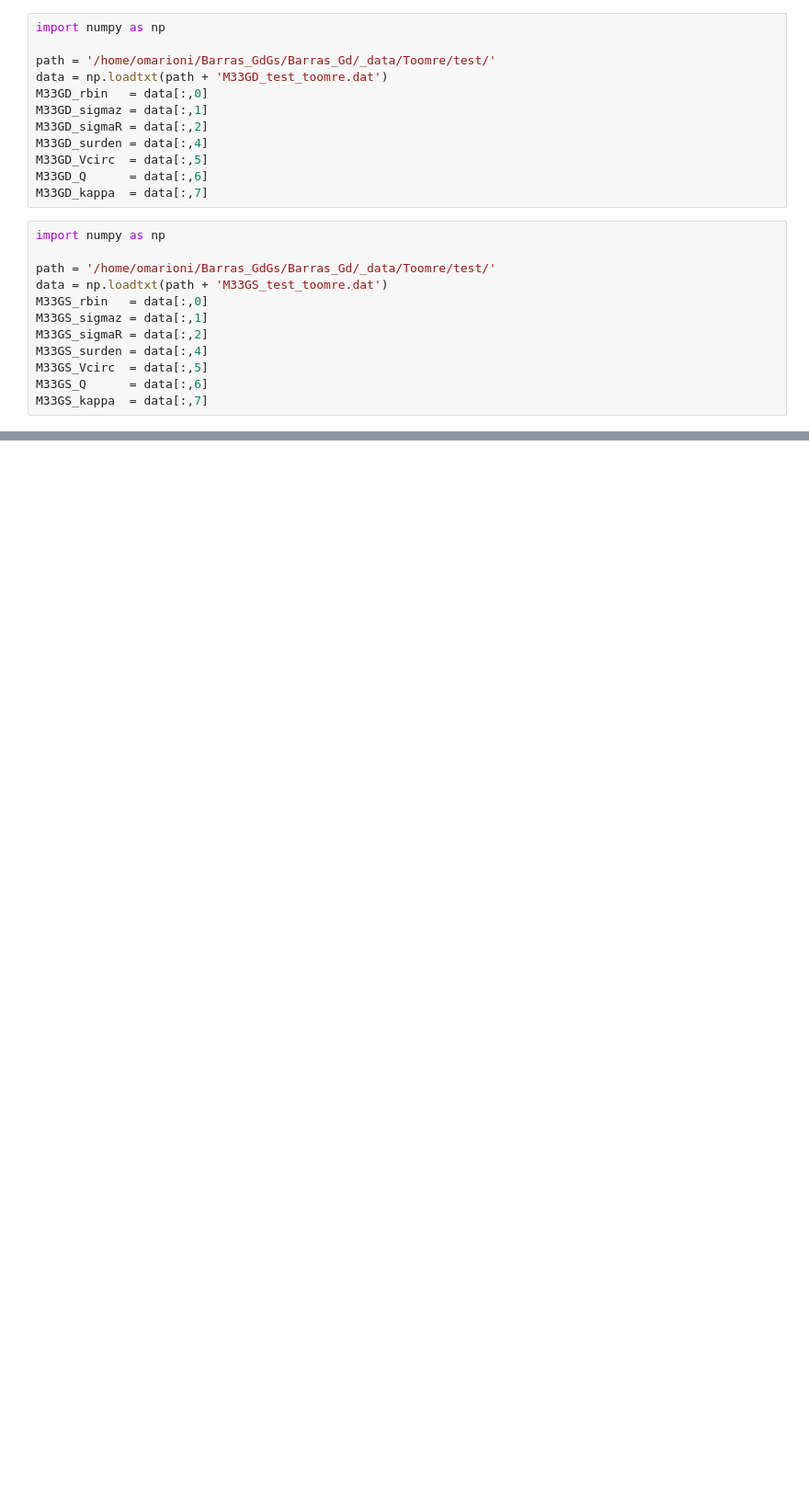
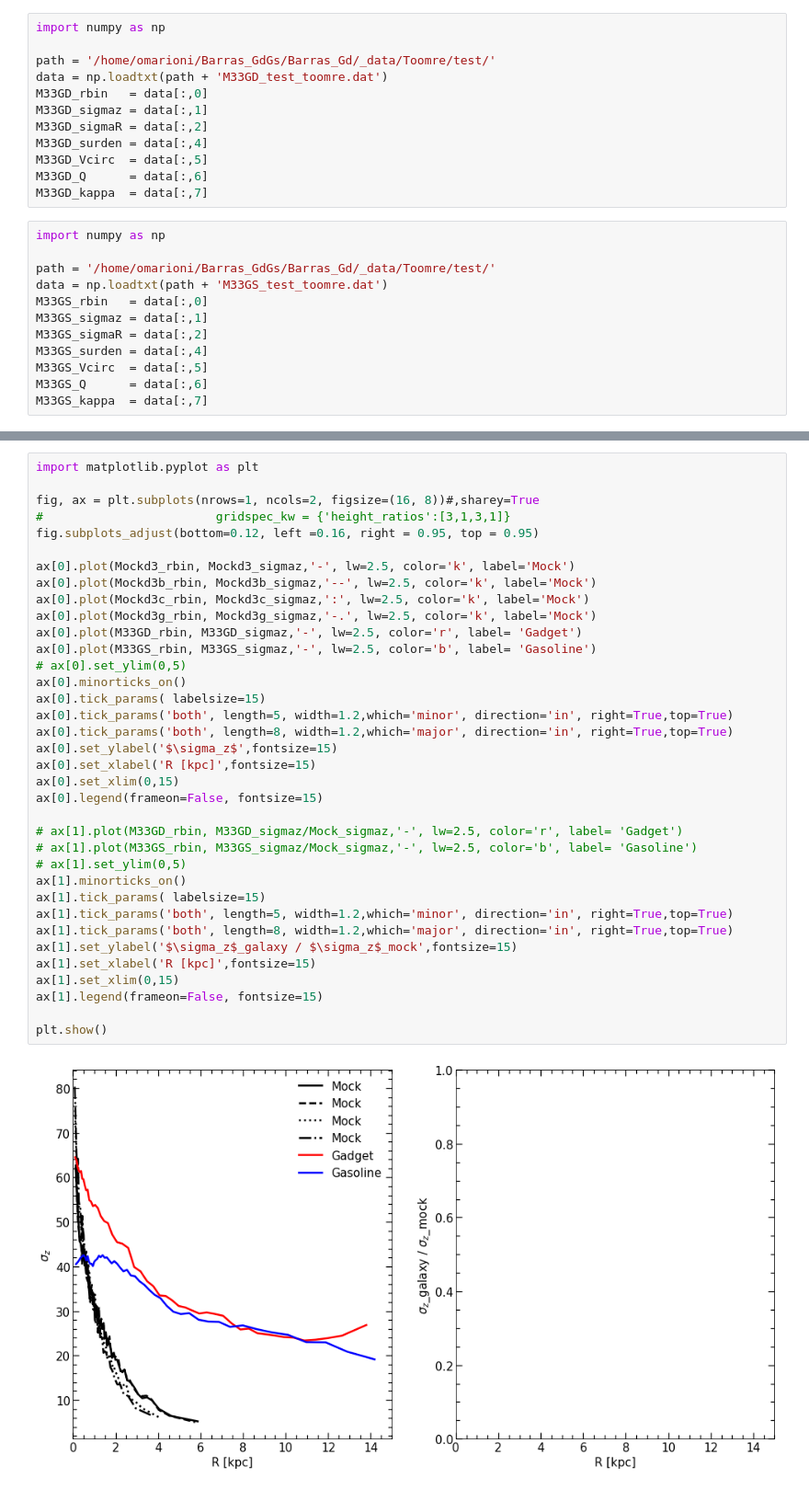
Before and after one commit to ornemarioni/Barras_GdGs, a Jupyter notebook: Barras_Gd/programs/Q_compared_test.ipynb, the cells around one changed output, grey strips where cells are left out. Shown at 92% size. Drawn from its saved outputs; the diff is of its cells as text; blank space fills up the shorter version.

```diff
--- a/Barras_Gd/programs/Q_compared_test.ipynb
+++ b/Barras_Gd/programs/Q_compared_test.ipynb
@@ -39,0 +173,38 @@ M33GS_kappa  = data[:,7]
+# %%
+import matplotlib.pyplot as plt
+
+fig, ax = plt.subplots(nrows=1, ncols=2, figsize=(16, 8))#,sharey=True
+#                        gridspec_kw = {'height_ratios':[3,1,3,1]}
+fig.subplots_adjust(bottom=0.12, left =0.16, right = 0.95, top = 0.95)
+
+ax[0].plot(Mockd3_rbin, Mockd3_sigmaz,'-', lw=2.5, color='k', label='Mock')
+ax[0].plot(Mockd3b_rbin, Mockd3b_sigmaz,'--', lw=2.5, color='k', label='Mock')
+ax[0].plot(Mockd3c_rbin, Mockd3c_sigmaz,':', lw=2.5, color='k', label='Mock')
+ax[0].plot(Mockd3g_rbin, Mockd3g_sigmaz,'-.', lw=2.5, color='k', label='Mock')
+ax[0].plot(M33GD_rbin, M33GD_sigmaz,'-', lw=2.5, color='r', label= 'Gadget')
+ax[0].plot(M33GS_rbin, M33GS_sigmaz,'-', lw=2.5, color='b', label= 'Gasoline')
+# ax[0].set_ylim(0,5)
+ax[0].minorticks_on()
+ax[0].tick_params( labelsize=15)
+ax[0].tick_params('both', length=5, width=1.2,which='minor', direction='in', right=True,top=True)
+ax[0].tick_params('both', length=8, width=1.2,which='major', direction='in', right=True,top=True)
+ax[0].set_ylabel('$\sigma_z$',fontsize=15)
+ax[0].set_xlabel('R [kpc]',fontsize=15)
+ax[0].set_xlim(0,15)
+ax[0].legend(frameon=False, fontsize=15)
+
+# ax[1].plot(M33GD_rbin, M33GD_sigmaz/Mock_sigmaz,'-', lw=2.5, color='r', label= 'Gadget')
+# ax[1].plot(M33GS_rbin, M33GS_sigmaz/Mock_sigmaz,'-', lw=2.5, color='b', label= 'Gasoline')
+# ax[1].set_ylim(0,5)
+ax[1].minorticks_on()
+ax[1].tick_params( labelsize=15)
+ax[1].tick_params('both', length=5, width=1.2,which='minor', direction='in', right=True,top=True)
+ax[1].tick_params('both', length=8, width=1.2,which='major', direction='in', right=True,top=True)
+ax[1].set_ylabel('$\sigma_z$_galaxy / $\sigma_z$_mock',fontsize=15)
+ax[1].set_xlabel('R [kpc]',fontsize=15)
+ax[1].set_xlim(0,15)
+ax[1].legend(frameon=False, fontsize=15)
+
+plt.show()
+# %% [output]
+[figure, added]
```
Also changed, not shown: parts of 19 cells of this notebook, 6 other files.
